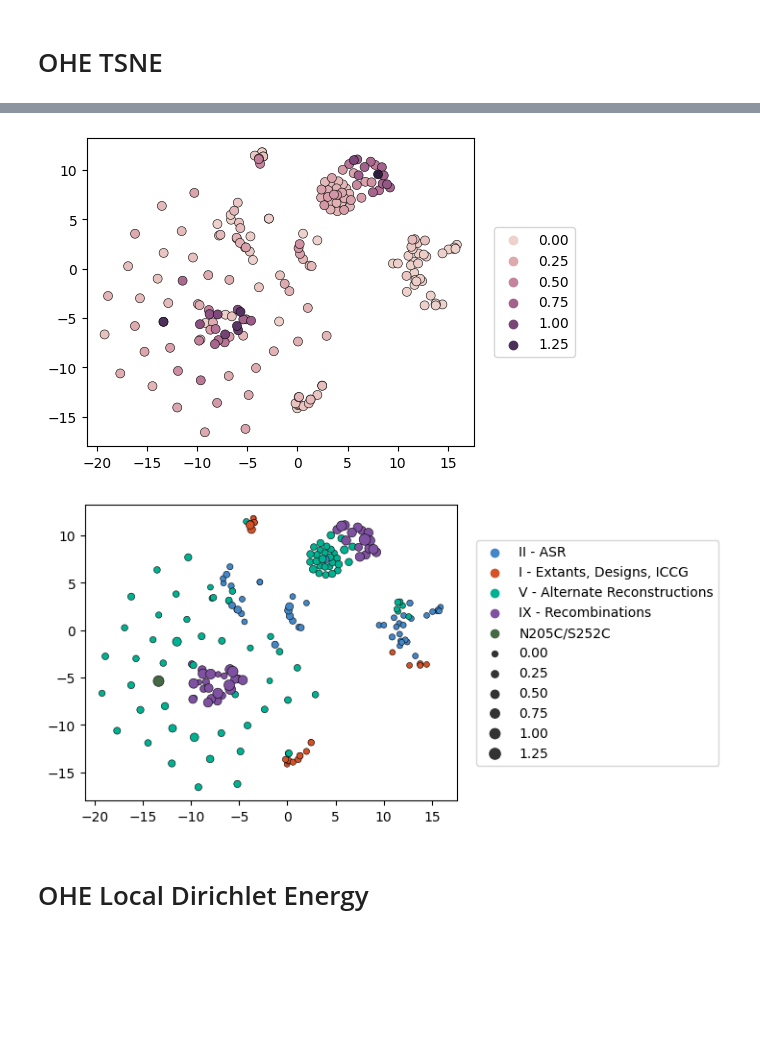
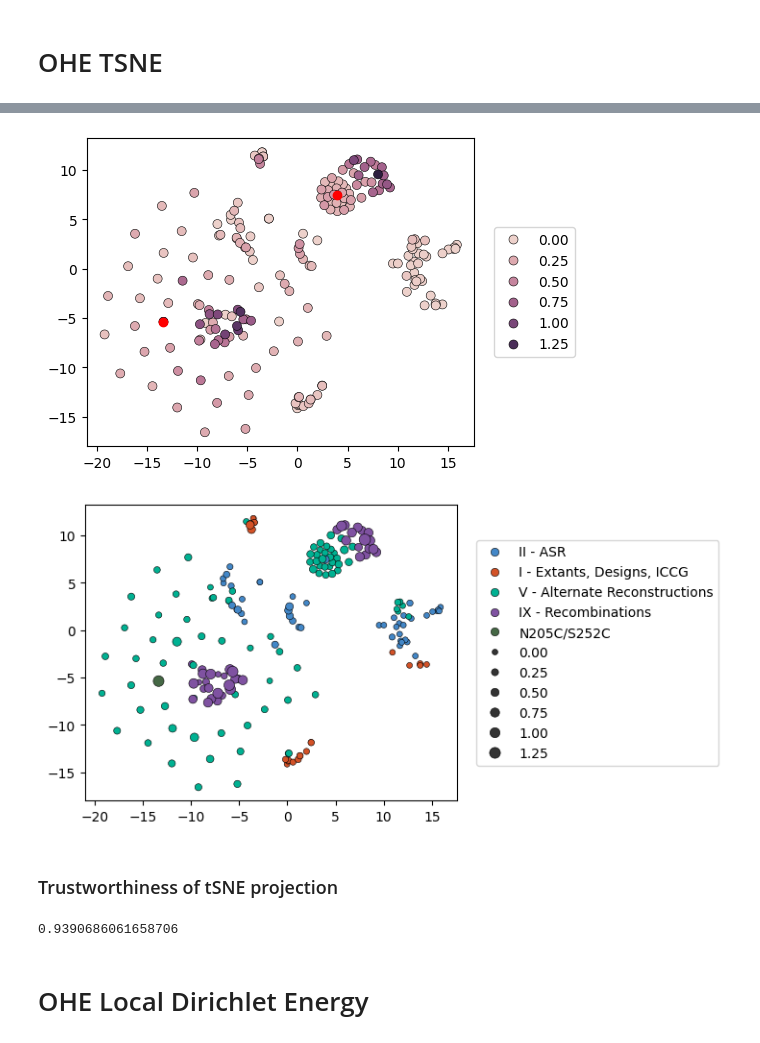
Before and after one commit to RSCJacksonLab/cutinase_lase, a Jupyter notebook: dimension_reduction_visualisation.ipynb, the cells around one changed output, grey strips where cells are left out. Saved outputs shown, nothing was run; the diff lists cells and outputs as text; code cells hidden in the pictures; blank space fills up the shorter version.

```diff
--- a/dimension_reduction_visualisation.ipynb
+++ b/dimension_reduction_visualisation.ipynb
@@ -115,27 +125,37 @@ y_ohe = res[:, 1]
+# %%
+fig, ax = plt.subplots(figsize=(5, 4))
+mean_sort = np.argsort(mean)
+sns.scatterplot(x=x_ohe[mean_sort], y=y_ohe[mean_sort], hue=mean[mean_sort], s=42, edgecolor="black", linewidth=0.4, ax=ax)
+plt.scatter(x=x_ohe[name_ls.index('35_442')], y=y_ohe[name_ls.index('35_442')], color='red')
+plt.scatter(x=x_ohe[name_ls.index('55_547')], y=y_ohe[name_ls.index('55_547')], color='red')
+plt.legend(bbox_to_anchor=(1.05, 0.5), loc='center left', borderaxespad=0)
+#plt.savefig("./figures/ohe_activity.pdf", bbox_inches='tight')
+plt.show()
+# %% [output]
+[figure, added]
 # %%
 fig, ax = plt.subplots(figsize=(5, 4))
-mean_sort = np.argsort(mean)
-sns.scatterplot(x=x_ohe[mean_sort], y=y_ohe[mean_sort], hue=mean[mean_sort], s=42, edgecolor="black", linewidth=0.4, ax=ax)
-plt.legend(bbox_to_anchor=(1.05, 0.5), loc='center left', borderaxespad=0)
-plt.savefig("./figures/ohe_activity.pdf", bbox_inches='tight')
+sns.scatterplot(
+    x=x_ohe[mean_sort],
+    y=y_ohe[mean_sort],
+    hue=np.array(phases)[mean_sort].tolist(),
+    size=mean[mean_sort],
+    edgecolor="black", linewidth=0.4, ax=ax,
+    palette=phase_palette,
+)
+plt.legend(bbox_to_anchor=(1.05, 0.5), loc='center left', borderaxespad=0.)
+#plt.savefig("./figures/ohe_phase.pdf", bbox_inches='tight')
 plt.show()
 # %% [output]
-[figure, old version]
+[figure, new version]
-# %%
-fig, ax = plt.subplots(figsize=(5, 4))
-sns.scatterplot(
-    x=x_ohe[mean_sort],
-    y=y_ohe[mean_sort],
-    hue=np.array(phases)[mean_sort].tolist(),
-    size=mean[mean_sort],
-    edgecolor="black", linewidth=0.4, ax=ax,
-    palette=phase_palette,
-)
-plt.legend(bbox_to_anchor=(1.05, 0.5), loc='center left', borderaxespad=0.)
-plt.savefig("./figures/ohe_phase.pdf", bbox_inches='tight')
-plt.show()
-# %% [output]
-[figure, removed]
+# %% [markdown]
+### Trustworthiness of tSNE projection
+# %%
+ohe_trustworthiness = trustworthiness(ohe_seqs,
+                                      res)
+print(ohe_trustworthiness)
+# %% [output]
+0.9390686061658706
 # %% [markdown]
 # OHE Local Dirichlet Energy
 # %%
```
Also changed, not shown: parts of 22 cells of this notebook, 5 other files.
